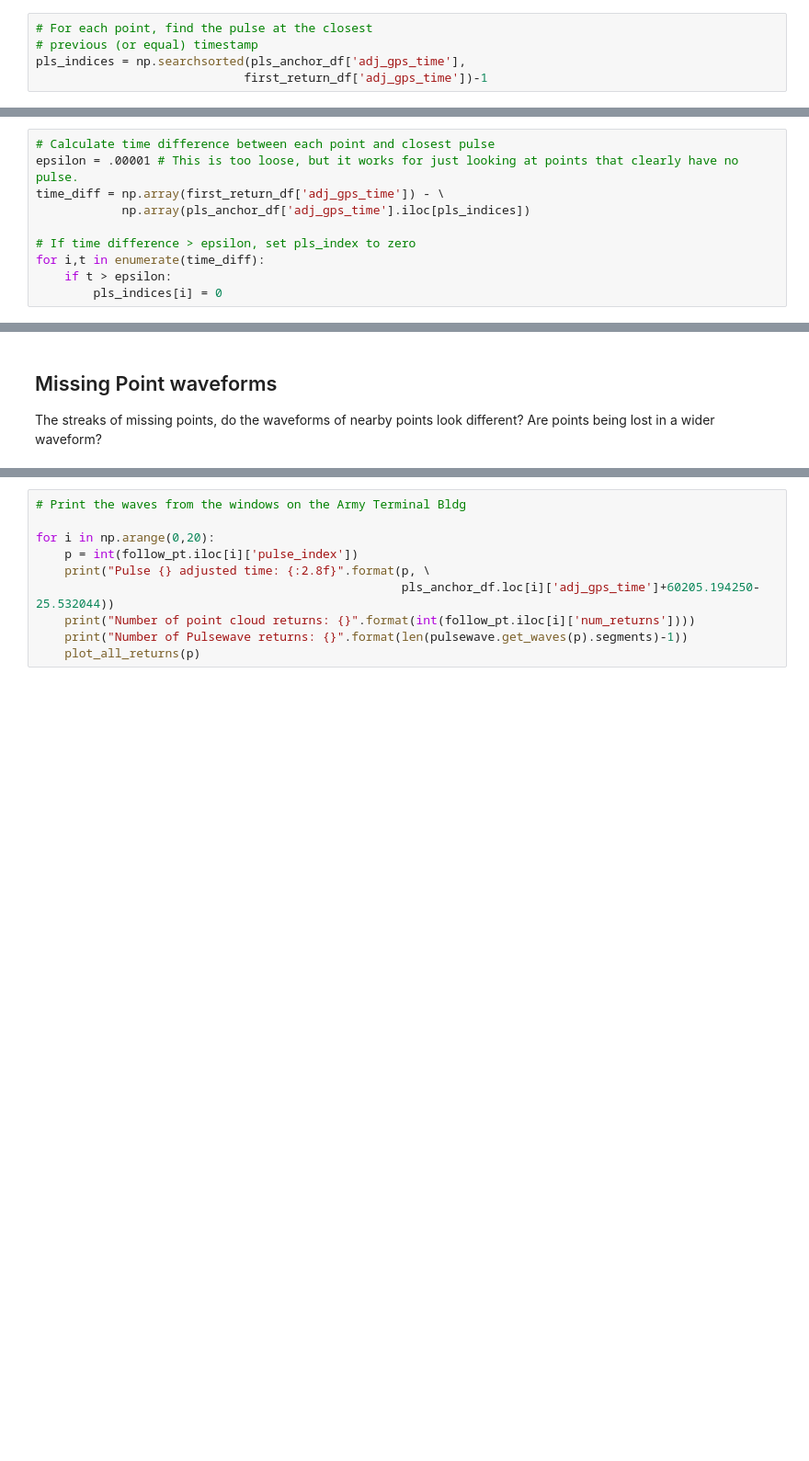
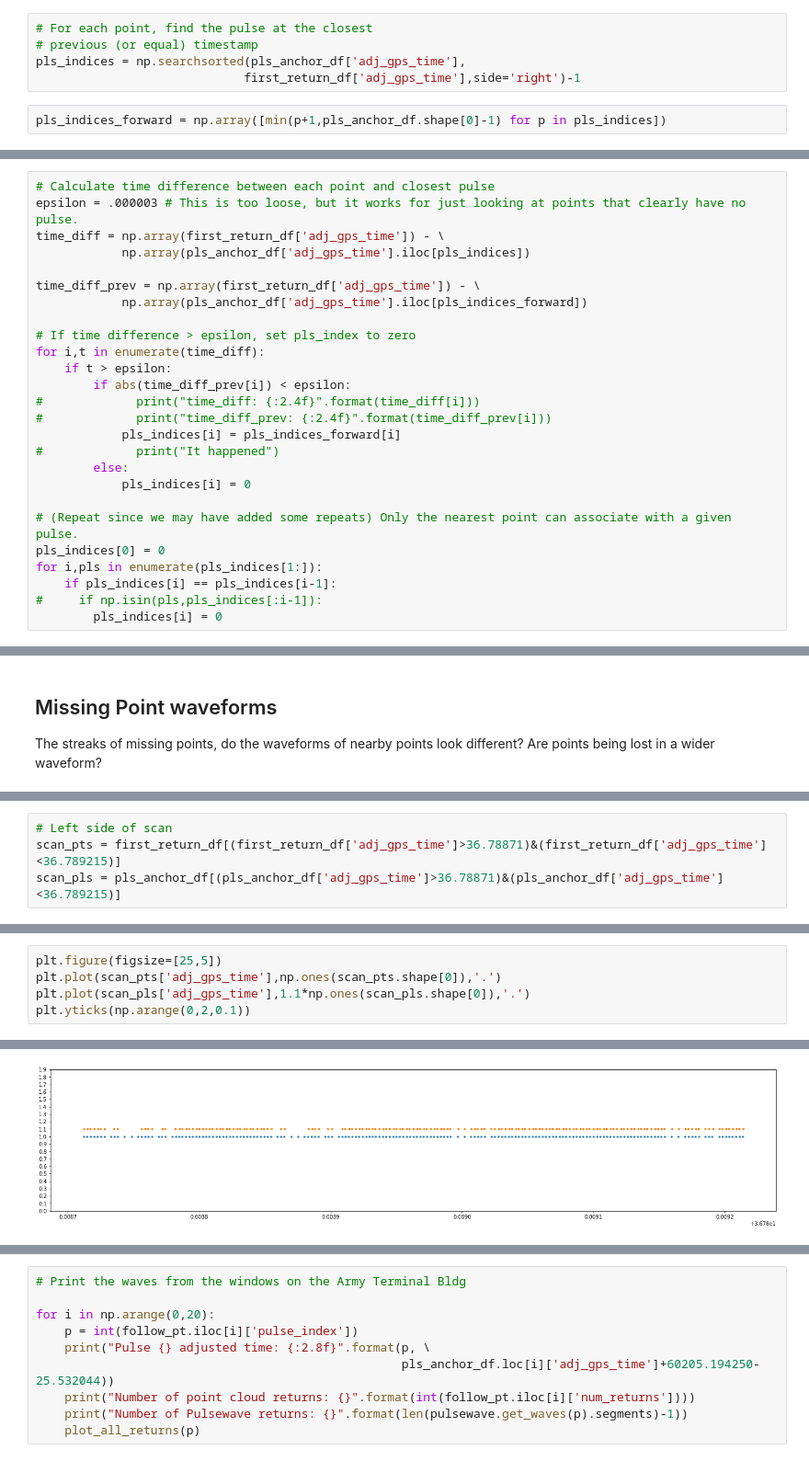
Before and after one commit to mihamerstan/lidar_metrics, a Jupyter notebook: notebooks/comparing_las_pls.ipynb, the cells around one changed output, grey strips where cells are left out. Shown: that part at 92% size. Cells and saved outputs as stored; diff of their text form; blank space fills up the shorter version.

```diff
--- a/notebooks/comparing_las_pls.ipynb
+++ b/notebooks/comparing_las_pls.ipynb
@@ -142,7 +149,9 @@ Points that don't have a pulse within $\pm \epsilon$ seconds.
 # For each point, find the pulse at the closest
 # previous (or equal) timestamp
 pls_indices = np.searchsorted(pls_anchor_df['adj_gps_time'],
-                             first_return_df['adj_gps_time'])-1
+                             first_return_df['adj_gps_time'],side='right')-1
+# %%
+pls_indices_forward = np.array([min(p+1,pls_anchor_df.shape[0]-1) for p in pls_indices])
 # %%
 # Only the nearest point can associate with a given pulse.
 pls_indices[0] = 0
@@ -152,13 +161,29 @@ for i,pls in enumerate(pls_indices[1:]):
         pls_indices[i] = 0
 # %%
 # Calculate time difference between each point and closest pulse
-epsilon = .00001 # This is too loose, but it works for just looking at points that clearly have no pulse.
+epsilon = .000003 # This is too loose, but it works for just looking at points that clearly have no pulse.
 time_diff = np.array(first_return_df['adj_gps_time']) - \
             np.array(pls_anchor_df['adj_gps_time'].iloc[pls_indices])
+
+time_diff_prev = np.array(first_return_df['adj_gps_time']) - \
+            np.array(pls_anchor_df['adj_gps_time'].iloc[pls_indices_forward])
 
 # If time difference > epsilon, set pls_index to zero
 for i,t in enumerate(time_diff):
     if t > epsilon:
+        if abs(time_diff_prev[i]) < epsilon:
+#             print("time_diff: {:2.4f}".format(time_diff[i]))
+#             print("time_diff_prev: {:2.4f}".format(time_diff_prev[i]))
+            pls_indices[i] = pls_indices_forward[i]
+#             print("It happened")
+        else:
+            pls_indices[i] = 0
+
+# (Repeat since we may have added some repeats) Only the nearest point can associate with a given pulse.
+pls_indices[0] = 0
+for i,pls in enumerate(pls_indices[1:]):
+    if pls_indices[i] == pls_indices[i-1]:
+#     if np.isin(pls,pls_indices[:i-1]):
         pls_indices[i] = 0
 # %%
 first_return_df['pulse_index'] = pls_indices
@@ -290,0 +332,4 @@ for i in np.arange(5750020,5750020+100):
+# %%
+# Left side of scan
+scan_pts = first_return_df[(first_return_df['adj_gps_time']>36.78871)&(first_return_df['adj_gps_time']<36.789215)]
+scan_pls = pls_anchor_df[(pls_anchor_df['adj_gps_time']>36.78871)&(pls_anchor_df['adj_gps_time']<36.789215)]
@@ -290,0 +342,6 @@ for i in np.arange(5750020,5750020+100):
+# %%
+plt.figure(figsize=[25,5])
+plt.plot(scan_pts['adj_gps_time'],np.ones(scan_pts.shape[0]),'.')
+plt.plot(scan_pls['adj_gps_time'],1.1*np.ones(scan_pls.shape[0]),'.')
+plt.yticks(np.arange(0,2,0.1))
+# %% [output]
@@ -291,3 +365,4 @@ for i in np.arange(5750020,5750020+100):
+[figure, added]
 # %%
 j=0
 print("All pulses for one scan line through a missing point streak")
```
Also changed, not shown: parts of 43 cells of this notebook, 9 other files.
